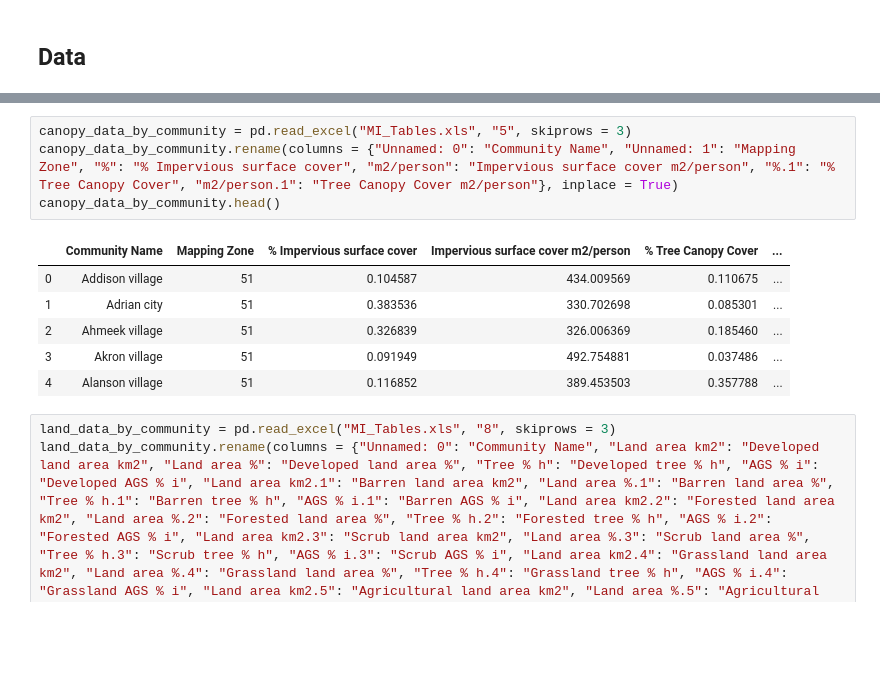
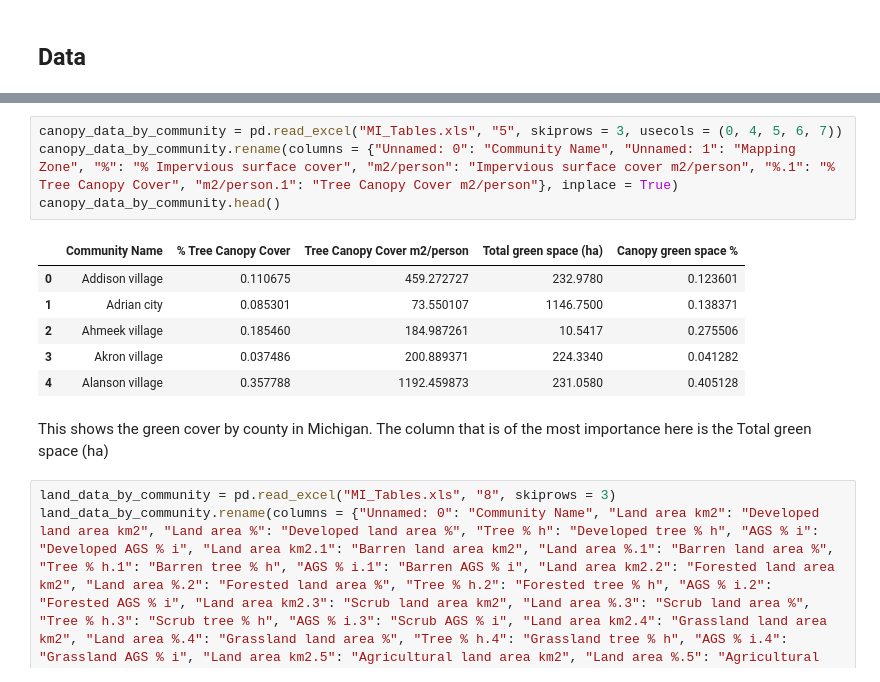
Before and after one commit to mcint199/Environmental-1, a Jupyter notebook: Env1_ForestCanopyResilience_FinalProject.ipynb, the cells around one changed output, grey strips where cells are left out. Cells and saved outputs as stored; diff of their text form; blank space fills up the shorter version.

```diff
--- a/Env1_ForestCanopyResilience_FinalProject.ipynb
+++ b/Env1_ForestCanopyResilience_FinalProject.ipynb
@@ -61,14 +45,16 @@ pop_and_urban_land.head()
 # %%
-canopy_data_by_community = pd.read_excel("MI_Tables.xls", "5", skiprows = 3)
+canopy_data_by_community = pd.read_excel("MI_Tables.xls", "5", skiprows = 3, usecols = (0, 4, 5, 6, 7))
 canopy_data_by_community.rename(columns = {"Unnamed: 0": "Community Name", "Unnamed: 1": "Mapping Zone", "%": "% Impervious surface cover", "m2/person": "Impervious surface cover m2/person", "%.1": "% Tree Canopy Cover", "m2/person.1": "Tree Canopy Cover m2/person"}, inplace = True)
 canopy_data_by_community.head()
 # %% [output]
-|  | Community Name | Mapping Zone | % Impervious surface cover | Impervious surface cover m2/person | % Tree Canopy Cover | ... |
-| 0 | Addison village | 51 | 0.104587 | 434.009569 | 0.110675 | ... |
-| 1 | Adrian city | 51 | 0.383536 | 330.702698 | 0.085301 | ... |
-| 2 | Ahmeek village | 51 | 0.326839 | 326.006369 | 0.185460 | ... |
-| 3 | Akron village | 51 | 0.091949 | 492.754881 | 0.037486 | ... |
-| 4 | Alanson village | 51 | 0.116852 | 389.453503 | 0.357788 | ... |
+|  | Community Name | % Tree Canopy Cover | Tree Canopy Cover m2/person | Total green space (ha) | Canopy green space % |
+| 0 | Addison village | 0.110675 | 459.272727 | 232.9780 | 0.123601 |
+| 1 | Adrian city | 0.085301 | 73.550107 | 1146.7500 | 0.138371 |
+| 2 | Ahmeek village | 0.185460 | 184.987261 | 10.5417 | 0.275506 |
+| 3 | Akron village | 0.037486 | 200.889371 | 224.3340 | 0.041282 |
+| 4 | Alanson village | 0.357788 | 1192.459873 | 231.0580 | 0.405128 |
+# %% [markdown]
+This shows the green cover by county in Michigan. The column that is of the most importance here is the Total green space (ha)
 # %%
 land_data_by_community = pd.read_excel("MI_Tables.xls", "8", skiprows = 3)
 land_data_by_community.rename(columns = {"Unnamed: 0": "Community Name", "Land area km2": "Developed land area km2", "Land area %": "Developed land area %", "Tree % h": "Developed tree % h", "AGS % i": "Developed AGS % i", "Land area km2.1": "Barren land area km2", "Land area %.1": "Barren land area %", "Tree % h.1": "Barren tree % h", "AGS % i.1": "Barren AGS % i", "Land area km2.2": "Forested land area km2", "Land area %.2": "Forested land area %", "Tree % h.2": "Forested tree % h", "AGS % i.2": "Forested AGS % i", "Land area km2.3": "Scrub land area km2", "Land area %.3": "Scrub land area %", "Tree % h.3": "Scrub tree % h", "AGS % i.3": "Scrub AGS % i", "Land area km2.4": "Grassland land area km2", "Land area %.4": "Grassland land area %", "Tree % h.4": "Grassland tree % h", "AGS % i.4": "Grassland AGS % i", "Land area km2.5": "Agricultural land area km2", "Land area %.5": "Agricultural land area %", "Tree % h.5": "Agricultural tree % h", "AGS % i.5": "Agricultural AGS % i", "Land area km2.6": "Wetland land area km2", "Land area %.6": "Wetland land area %", "Tree % h.6": "Wetland tree % h", "AGS % i.6": "Wetland AGS % i"}, inplace = True)
```
Also changed, not shown: parts of 17 cells of this notebook, 2 other files.
